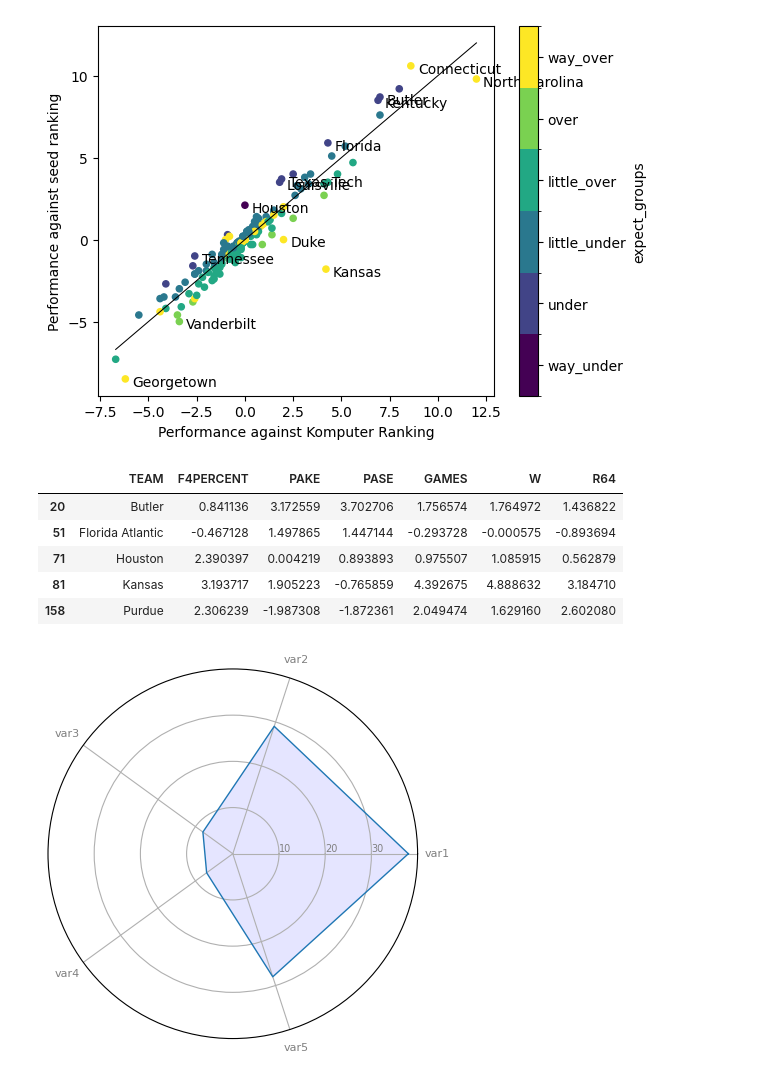
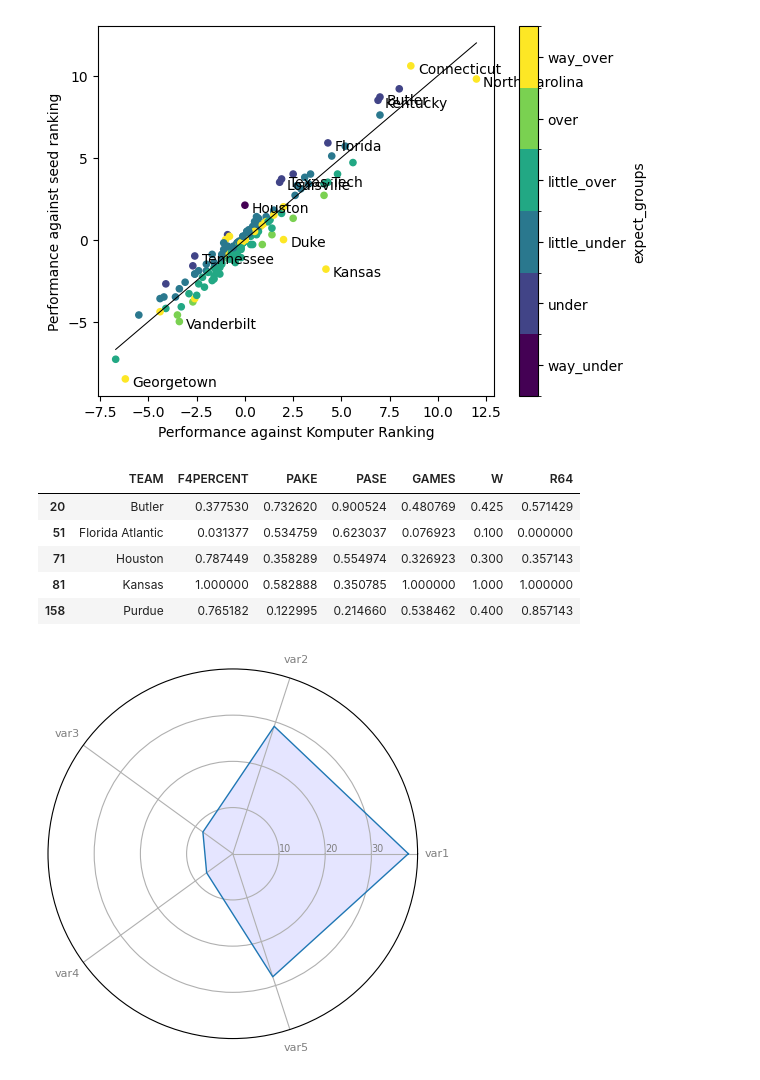
Before and after one commit to chuckrak/TidyTuesday, a Jupyter notebook: day3/work.ipynb, the cells around one changed output. Saved outputs shown, nothing was run; the diff lists cells and outputs as text; code cells hidden in the pictures.

```diff
--- a/day3/work.ipynb
+++ b/day3/work.ipynb
@@ -78,25 +78,25 @@ team_results['F4PERCENT'] = team_results['F4PERCENT'].str.replace('%', '').astyp
 # %%
 
 
 vars = team_results[['TEAM', 'F4PERCENT', 'PAKE', 'PASE', 'GAMES', 'W', 'R64']]
 def scale(col):
     # Here, you implement your scaling logic for each column
     # For demonstration, let's say you want to scale each column to have minimum 0 and maximum 1
     return (col - col.min()) / (col.max() - col.min())
 
 # Apply the scale function across columns F4PERCENT to R64
-vars_scaled = vars.loc[:, 'F4PERCENT':'R64'].apply(zscore)
+vars_scaled = vars.loc[:, 'F4PERCENT':'R64'].apply(scale)
 vars = pd.concat([vars.drop(columns=vars_scaled.columns), vars_scaled], axis=1)
 # vars.head()
 best_teams = vars[vars['TEAM'].isin(["Houston", "Butler", "Florida Atlantic", "Kansas", "Purdue"])]
 best_teams.head()
 # %% [output]
 |  | TEAM | F4PERCENT | PAKE | PASE | GAMES | W | R64 |
-| 20 | Butler | 0.841136 | 3.172559 | 3.702706 | 1.756574 | 1.764972 | 1.436822 |
-| 51 | Florida Atlantic | -0.467128 | 1.497865 | 1.447144 | -0.293728 | -0.000575 | -0.893694 |
-| 71 | Houston | 2.390397 | 0.004219 | 0.893893 | 0.975507 | 1.085915 | 0.562879 |
-| 81 | Kansas | 3.193717 | 1.905223 | -0.765859 | 4.392675 | 4.888632 | 3.184710 |
-| 158 | Purdue | 2.306239 | -1.987308 | -1.872361 | 2.049474 | 1.629160 | 2.602080 |
+| 20 | Butler | 0.377530 | 0.732620 | 0.900524 | 0.480769 | 0.425 | 0.571429 |
+| 51 | Florida Atlantic | 0.031377 | 0.534759 | 0.623037 | 0.076923 | 0.100 | 0.000000 |
+| 71 | Houston | 0.787449 | 0.358289 | 0.554974 | 0.326923 | 0.300 | 0.357143 |
+| 81 | Kansas | 1.000000 | 0.582888 | 0.350785 | 1.000000 | 1.000 | 1.000000 |
+| 158 | Purdue | 0.765182 | 0.122995 | 0.214660 | 0.538462 | 0.400 | 0.857143 |
 # %%
 # Set data
 df = pd.DataFrame({
```
Also changed, not shown: parts of 1 cell of this notebook, 1 other file.
